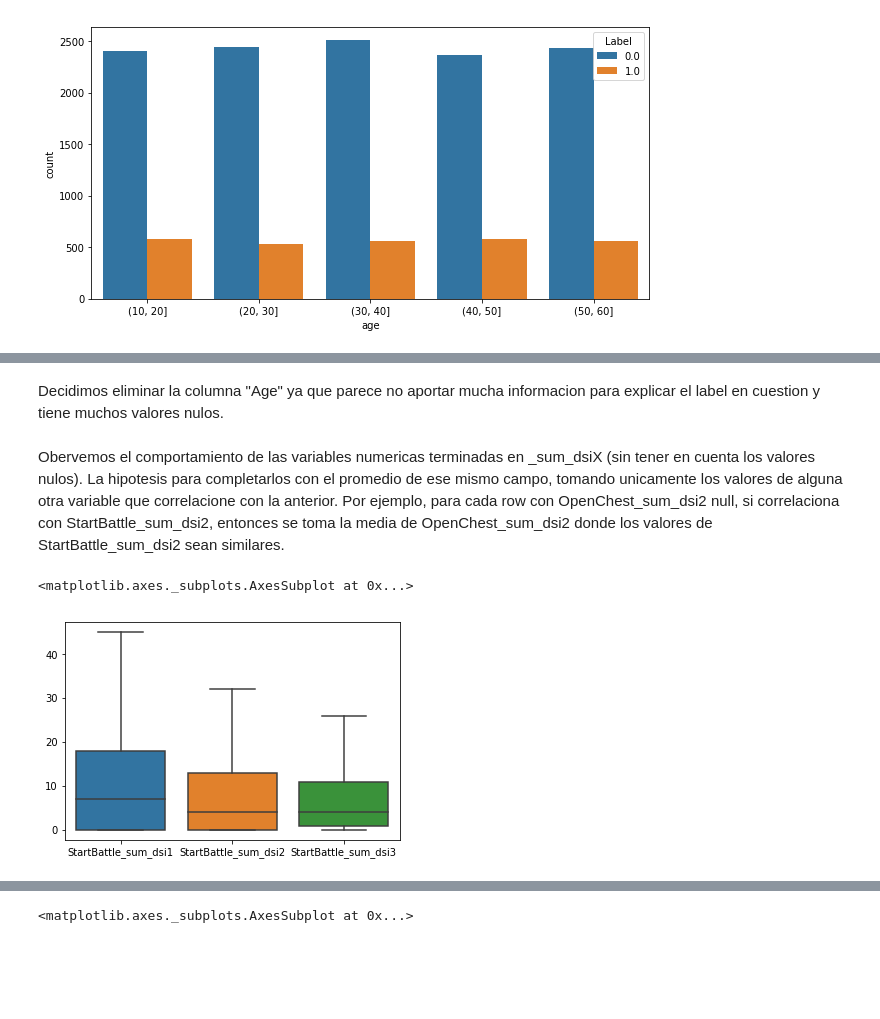
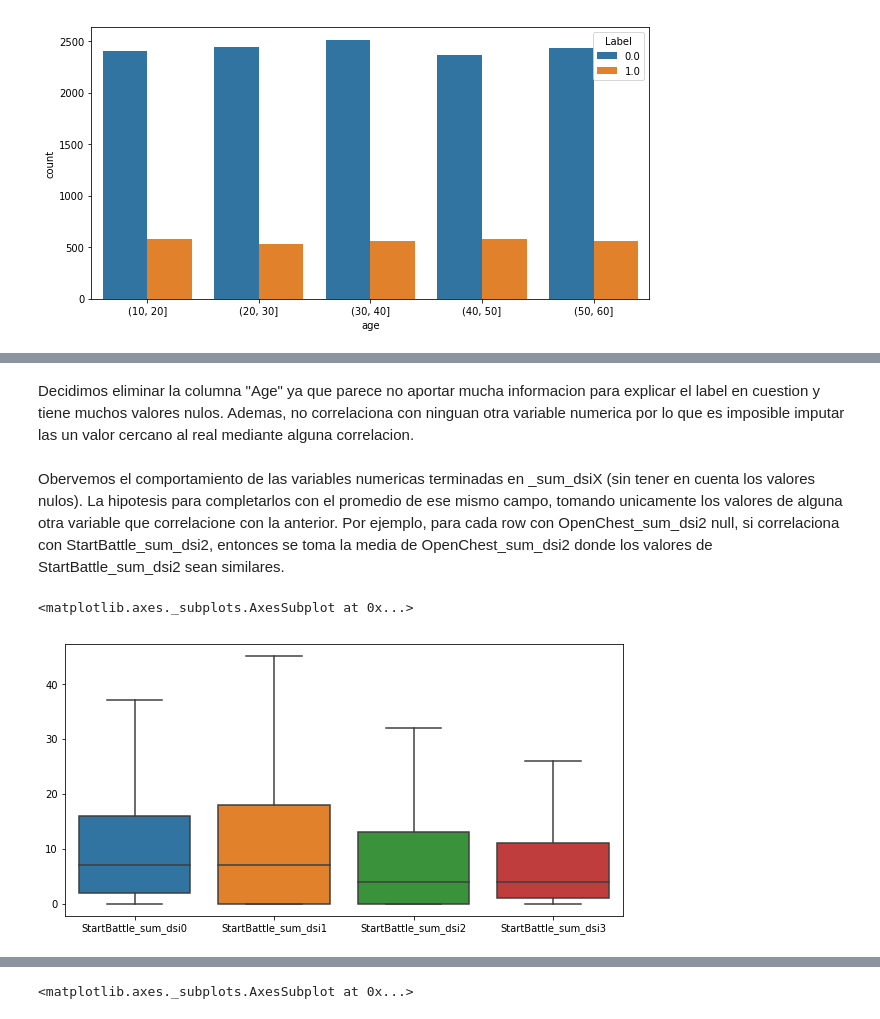
Before and after one commit to francomatiasferrari/md_MIM, a Jupyter notebook: analysis/EDA_FF.ipynb, the cells around one changed output, grey strips where cells are left out. Cells and saved outputs as stored; diff of their text form; code cells hidden in the pictures; blank space fills up the shorter version.

```diff
--- a/analysis/EDA_FF.ipynb
+++ b/analysis/EDA_FF.ipynb
@@ -226,14 +243,15 @@ sns.countplot(x="age", hue="Label", data=s)
 # %% [markdown]
-Decidimos eliminar la columna "Age" ya que parece no aportar mucha informacion para explicar el label en cuestion y tiene muchos valores nulos.
+Decidimos eliminar la columna "Age" ya que parece no aportar mucha informacion para explicar el label en cuestion y tiene muchos valores nulos. Ademas, no correlaciona con ninguan otra variable numerica por lo que es imposible imputar las un valor cercano al real mediante alguna correlacion.
 # %% [markdown]
 Obervemos el comportamiento de las variables numericas terminadas en  _sum_dsiX (sin tener en cuenta los valores nulos).
 La hipotesis para completarlos con el promedio de ese mismo campo, tomando unicamente los valores de alguna otra variable que correlacione con la anterior.
 Por ejemplo, para cada row con OpenChest_sum_dsi2 null, si correlaciona con StartBattle_sum_dsi2, entonces se toma la media de OpenChest_sum_dsi2 donde los valores de StartBattle_sum_dsi2 sean similares.
 # %%
 # Nulls in StartBattle_sum_dsi1
-sns.boxplot(data=df[["StartBattle_sum_dsi1","StartBattle_sum_dsi2","StartBattle_sum_dsi3"]], orient="v", showfliers = False)
+plt.subplots(figsize=(10,5))
+sns.boxplot(data=df[["StartBattle_sum_dsi0","StartBattle_sum_dsi1","StartBattle_sum_dsi2","StartBattle_sum_dsi3"]], orient="v", showfliers = False)
 # %% [output]
 <matplotlib.axes._subplots.AxesSubplot at 0x...>
-[figure, old version]
+[figure, new version]
 # %%
 # Nulls in OpenChest_sum_dsi2
```
Also changed, not shown: parts of 3 cells of this notebook.
